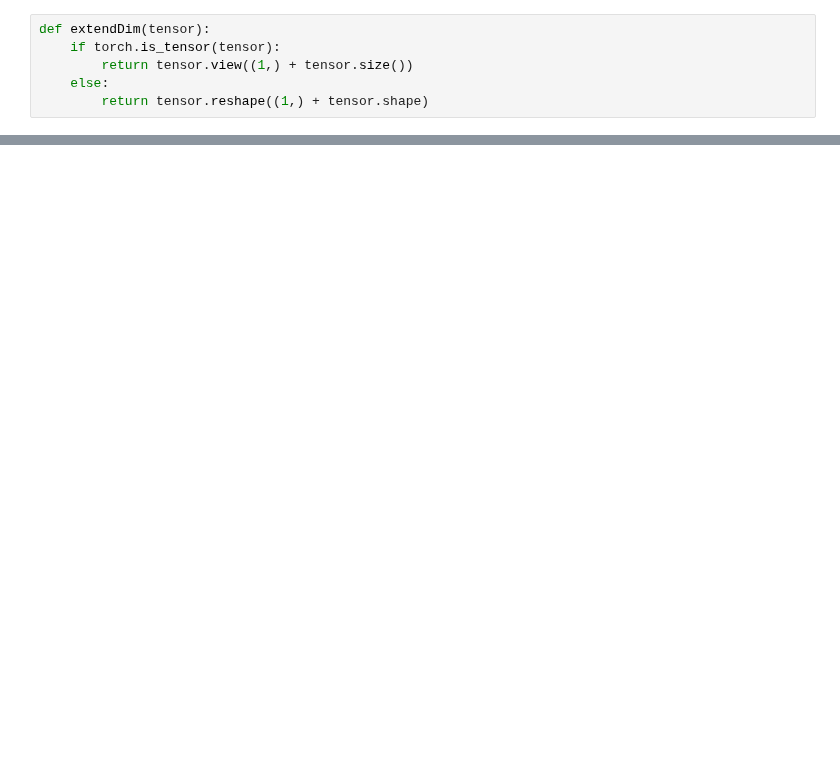
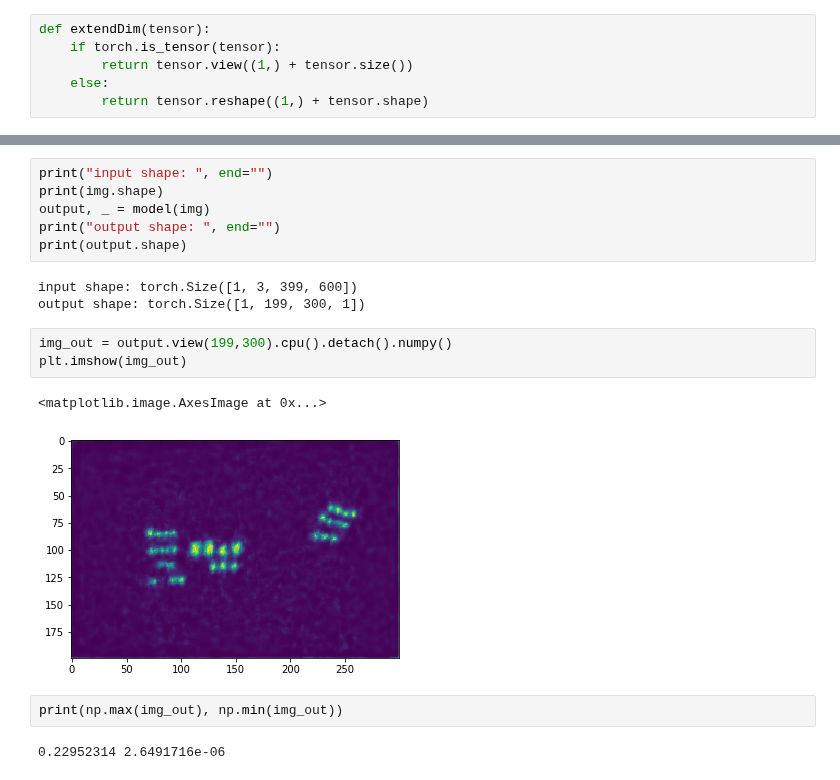
Before and after one commit to aerjayc/asstr, a Jupyter notebook: train_detector.ipynb, the cells around one changed output, grey strips where cells are left out. Cells and saved outputs as stored; diff of their text form; blank space fills up the shorter version.

```diff
--- a/train_detector.ipynb
+++ b/train_detector.ipynb
@@ -184,0 +404,19 @@ shape = torch.Size([169, 300])
+# %%
+print("input shape: ", end="")
+print(img.shape)
+output, _ = model(img)
+print("output shape: ", end="")
+print(output.shape)
+# %% [output]
+input shape: torch.Size([1, 3, 399, 600])
+output shape: torch.Size([1, 199, 300, 1])
+# %%
+img_out = output.view(199,300).cpu().detach().numpy()
+plt.imshow(img_out)
+# %% [output]
+<matplotlib.image.AxesImage at 0x...>
+[figure, added]
+# %%
+print(np.max(img_out), np.min(img_out))
+# %% [output]
+0.22952314 2.6491716e-06
```
Also changed, not shown: parts of 18 cells of this notebook, 4 other files.
